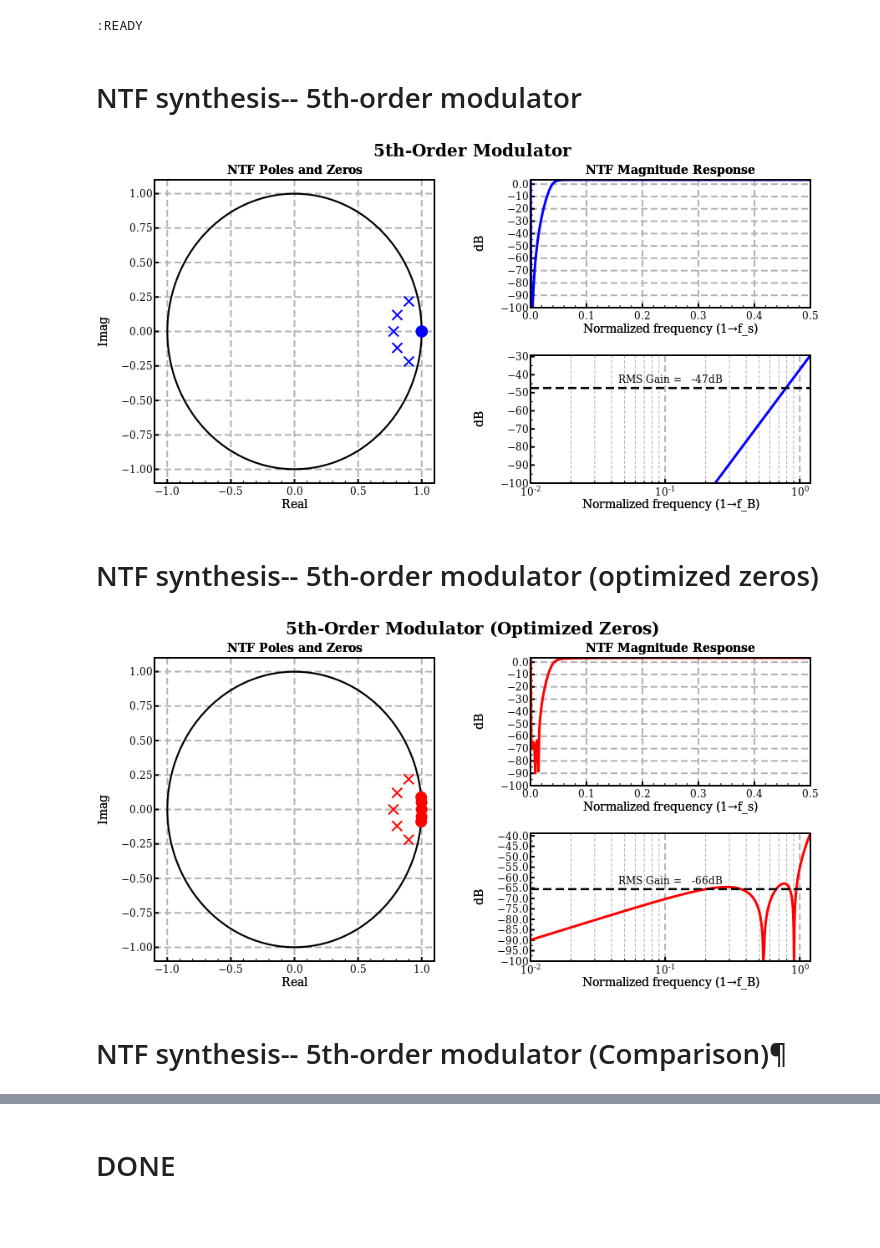
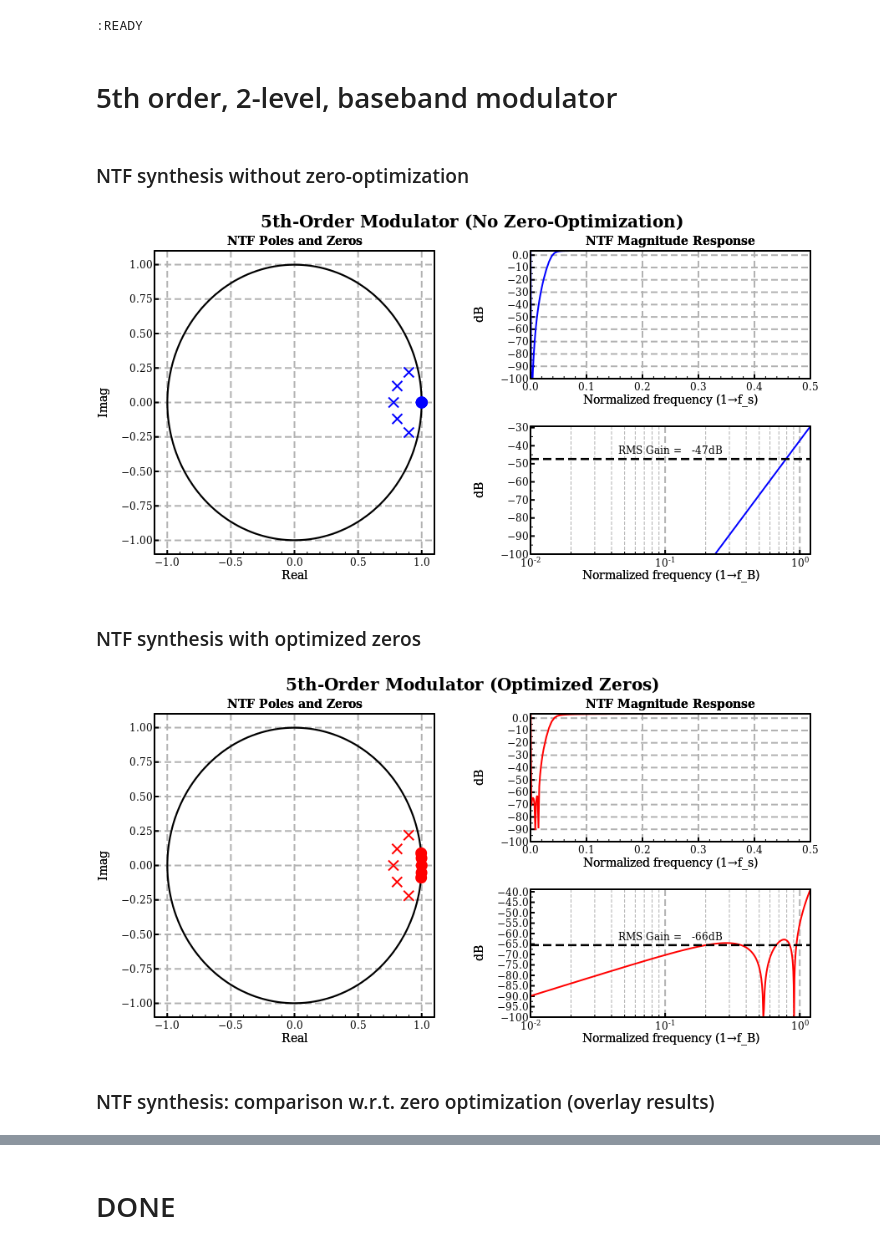
Before and after one commit to ma-laforge/FileRepo, a Jupyter notebook: RSDeltaSigmaPort/notebook/dsdemo1.ipynb, the cells around one changed output, grey strips where cells are left out. Saved outputs shown, nothing was run; the diff lists cells and outputs as text; code cells hidden in the pictures; blank space fills up the shorter version.

```diff
--- a/RSDeltaSigmaPort/notebook/dsdemo1.ipynb
+++ b/RSDeltaSigmaPort/notebook/dsdemo1.ipynb
@@ -11,27 +11,29 @@ j=im
 :READY
 # %% [output]
 :READY
+# %% [markdown]
+# 5th order, 2-level, baseband modulator
 # %% [markdown]
-# NTF synthesis-- 5th-order modulator
+### NTF synthesis without zero-optimization
 # %%
 OSR = 32
-NTF5_noopt = synthesizeNTF(5, OSR, opt=0)
-plot = plotNTF(NTF5_noopt, OSR, color=:blue)
-plot.title = "5th-Order Modulator"
+NTF_noopt = synthesizeNTF(5, OSR, opt=0)
+plot = plotNTF(NTF_noopt, OSR, color=:blue)
+plot.title = "5th-Order Modulator (No Zero-Optimization)"
 inlinedisp(plot, AR=2/1)
 # %% [output]
-[figure, old version]
+[figure, new version]
 # %% [markdown]
-# NTF synthesis-- 5th-order modulator (optimized zeros)
+### NTF synthesis with optimized zeros
 # %%
 OSR = 32
-NTF5_opt = synthesizeNTF(5, OSR, opt=1)
-plot = plotNTF(NTF5_opt, OSR, color=:red)
+NTF_opt = synthesizeNTF(5, OSR, opt=1)
+plot = plotNTF(NTF_opt, OSR, color=:red)
 plot.title = "5th-Order Modulator (Optimized Zeros)"
 inlinedisp(plot, AR=2/1)
 # %% [output]
-[figure, old version]
+[figure, new version]
 # %% [markdown]
-# NTF synthesis-- 5th-order modulator (Comparison)¶
+### NTF synthesis: comparison w.r.t. zero optimization (overlay results)
 # %%
 OSR = 32
```
Also changed, not shown: parts of 3 cells of this notebook, 2 other files.
